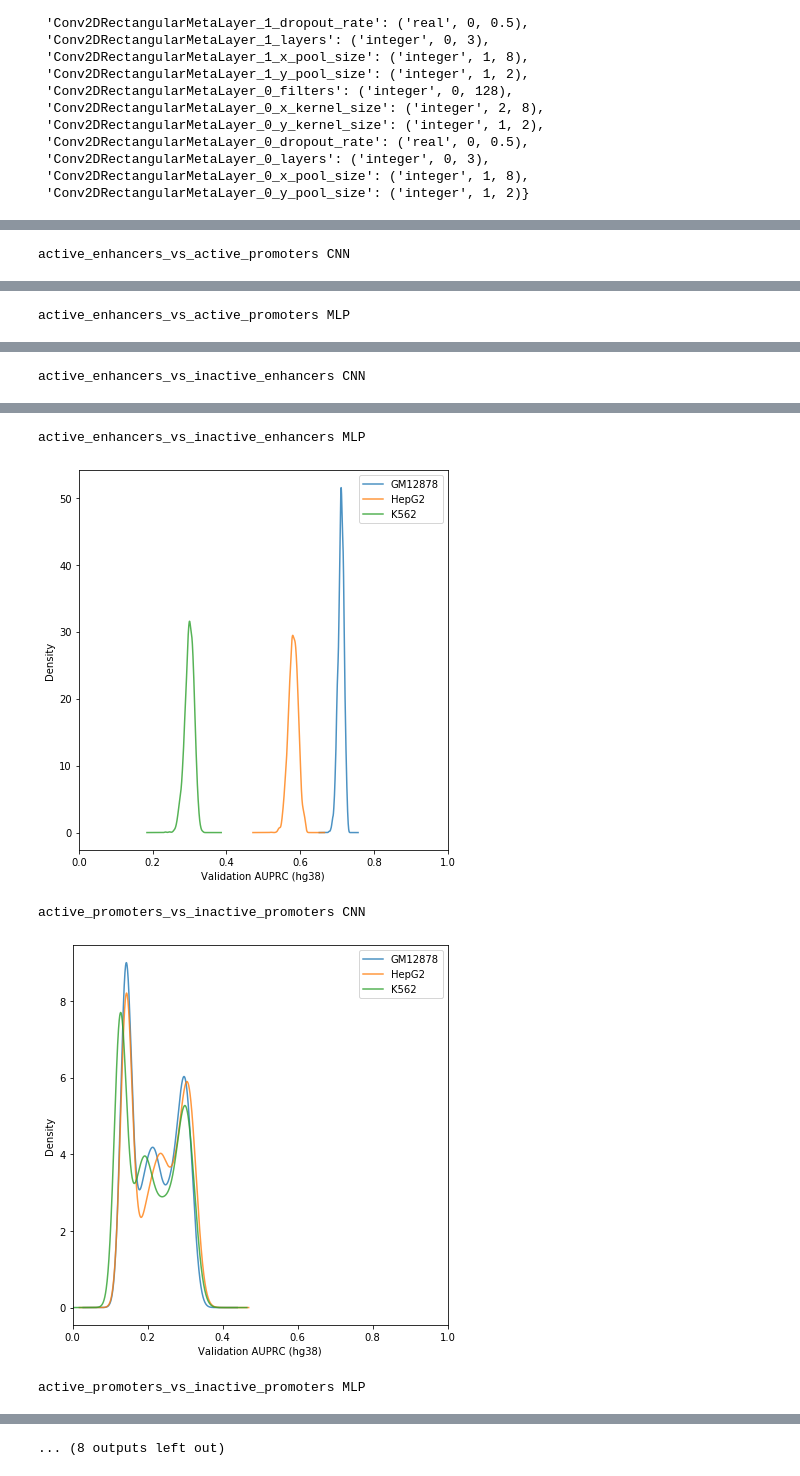
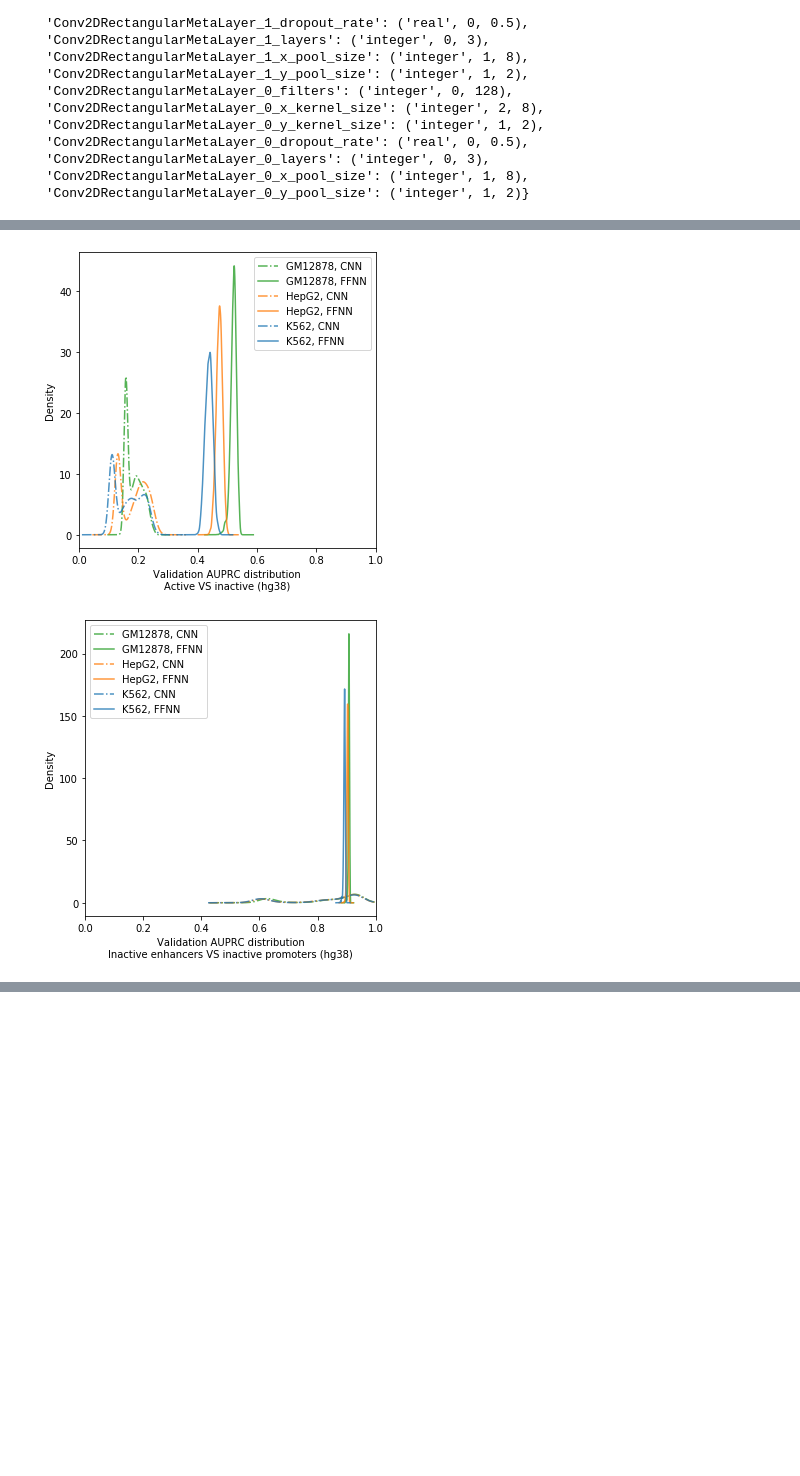
Before and after one commit to AnacletoLAB/crr_prediction, a Jupyter notebook: HyperParameter spaces.ipynb, the cells around one changed output, grey strips where cells are left out. Saved outputs shown, nothing was run; the diff lists cells and outputs as text; code cells hidden in the pictures; blank space fills up the shorter version.

Commit message:
Added visualizations of densities and drawio

```diff
--- a/HyperParameter spaces.ipynb
+++ b/HyperParameter spaces.ipynb
@@ -73,6 +73,10 @@ metrics = list(report_only_bayes.columns[16:-15])
 report_only_bayes = report_only_bayes.drop(columns=useless_columns)
 # %%
 for (task, cell_line, model), group in report_only_bayes.groupby(["task", "cell_line", "model"]):
+    if cell_line != "GM12878":
+        continue
+    if task != "active_enhancers_vs_inactive_enhancers":
+        continue
     group = group.dropna(axis=1)
     display(group.drop(columns=metrics).iloc[group.AUPRC.argmax()])
 # %% [output]
@@ -329,11 +162,16 @@ all_csv = pd.concat(all_csv)
 wasserman_cell_lines = [
     "HepG2", "K562", "GM12878"
 ]
+
+colors = [
+    "tab:orange", "tab:blue", "tab:green"
+]
 # %%
 import os
+import shutil
+shutil.rmtree("densities")
 os.makedirs("densities", exist_ok=True)
-for (task, model), group in all_csv.groupby(["task", "model"]):
-    print(task, model)
+for (task), group in all_csv.groupby(["task"]):
     group = group.dropna(axis=1)
     columns = [
         column
@@ -342,14 +180,21 @@ for (task, model), group in all_csv.groupby(["task", "model"]):
     ] + metrics
     # Resorting the dataframe
     group = group[columns]
-    for cell_line, subgroup in group.groupby(["cell_line"]):
+    for (cell_line, model), subgroup in group.groupby(["cell_line", "model"]):
         if cell_line in wasserman_cell_lines:
-            subgroup.AUPRC.plot.kde(alpha=0.8, figsize=(6, 6), label=cell_line)#, range=(0, 1))#, bins=50)
+            if model == "MLP":
+                model = "FFNN"
+            subgroup.AUPRC.plot.kde(
+                alpha=0.8,
+                figsize=(5, 5),
+                label=f"{cell_line}, {model}",
+                color=colors[wasserman_cell_lines.index(cell_line)],
+                linestyle="-." if model == "CNN" else "-"
+            )
     plt.xlim(0, 1)
     plt.legend()
-    plt.xlabel("Validation AUPRC (hg38)")
+    plt.xlabel("Validation AUPRC distribution\n{} (hg38)".format(sanitize_ml_labels(task)))
     plt.tight_layout()
-    plt.savefig(f"./densities/{task}_{model}.jpg")
+    plt.savefig(f"./densities/{task}.jpg")
     plt.show()
 # %% [output]
-active_enhancers_vs_active_promoters CNN
@@ -357 +201,0 @@ active_enhancers_vs_active_promoters CNN
-active_enhancers_vs_active_promoters MLP
@@ -359 +202,0 @@ active_enhancers_vs_active_promoters MLP
-active_enhancers_vs_inactive_enhancers CNN
@@ -361,5 +204,2 @@ active_enhancers_vs_inactive_enhancers CNN
-active_enhancers_vs_inactive_enhancers MLP
-[figure, old version]
+[figure, new version]
-active_promoters_vs_inactive_promoters CNN
-[figure, old version]
+[figure, new version]
-active_promoters_vs_inactive_promoters MLP
@@ -367 +205,0 @@ active_promoters_vs_inactive_promoters MLP
-... (8 outputs left out)
```
Also changed, not shown: parts of 3 cells of this notebook, 21 other files.
